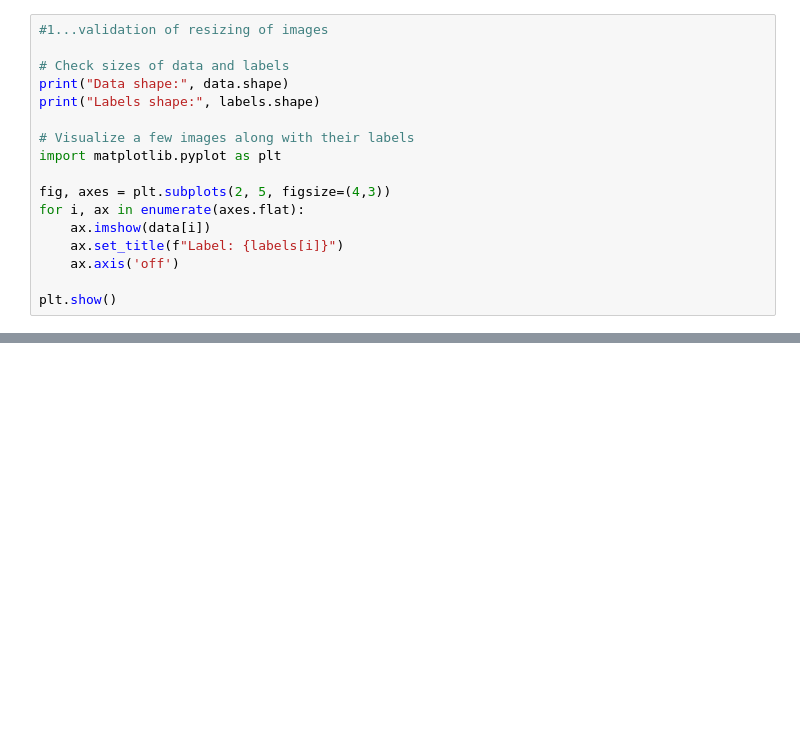
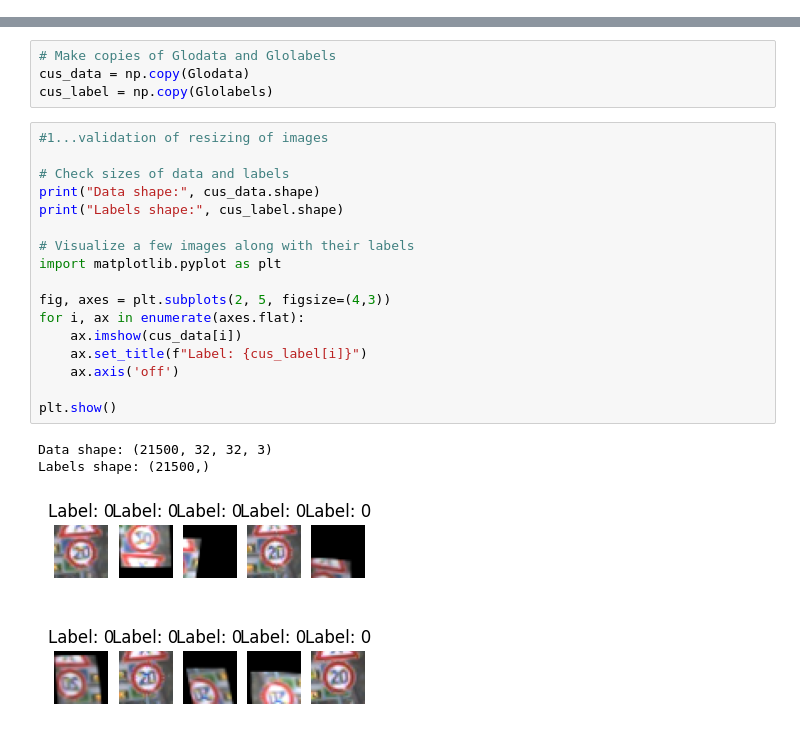
Before and after one commit to MKv18/Traffic-Signs-Recognition, a Jupyter notebook: FinalCode/TSRFinal.ipynb, the cells around one changed output, grey strips where cells are left out. Cells and saved outputs as stored; diff of their text form; blank space fills up the shorter version.

```diff
--- a/FinalCode/TSRFinal.ipynb
+++ b/FinalCode/TSRFinal.ipynb
@@ -42,17 +0,0 @@ array([ 0,  0,  0, ..., 42, 42, 42])
-# %%
-#1...validation of resizing of images
-
-# Check sizes of data and labels
-print("Data shape:", data.shape)
-print("Labels shape:", labels.shape)
-
-# Visualize a few images along with their labels
-import matplotlib.pyplot as plt
-
-fig, axes = plt.subplots(2, 5, figsize=(4,3))
-for i, ax in enumerate(axes.flat):
-    ax.imshow(data[i])
-    ax.set_title(f"Label: {labels[i]}")
-    ax.axis('off')
-
-plt.show()
@@ -161,0 +46,25 @@ plt.show()
+# %%
+# Make copies of Glodata and Glolabels
+cus_data = np.copy(Glodata)
+cus_label = np.copy(Glolabels)
+# %%
+#1...validation of resizing of images
+
+# Check sizes of data and labels
+print("Data shape:", cus_data.shape)
+print("Labels shape:", cus_label.shape)
+
+# Visualize a few images along with their labels
+import matplotlib.pyplot as plt
+
+fig, axes = plt.subplots(2, 5, figsize=(4,3))
+for i, ax in enumerate(axes.flat):
+    ax.imshow(cus_data[i])
+    ax.set_title(f"Label: {cus_label[i]}")
+    ax.axis('off')
+
+plt.show()
+# %% [output]
+Data shape: (21500, 32, 32, 3)
+Labels shape: (21500,)
+[figure, added]
```
Also changed, not shown: parts of 45 cells of this notebook, 1 other file.
